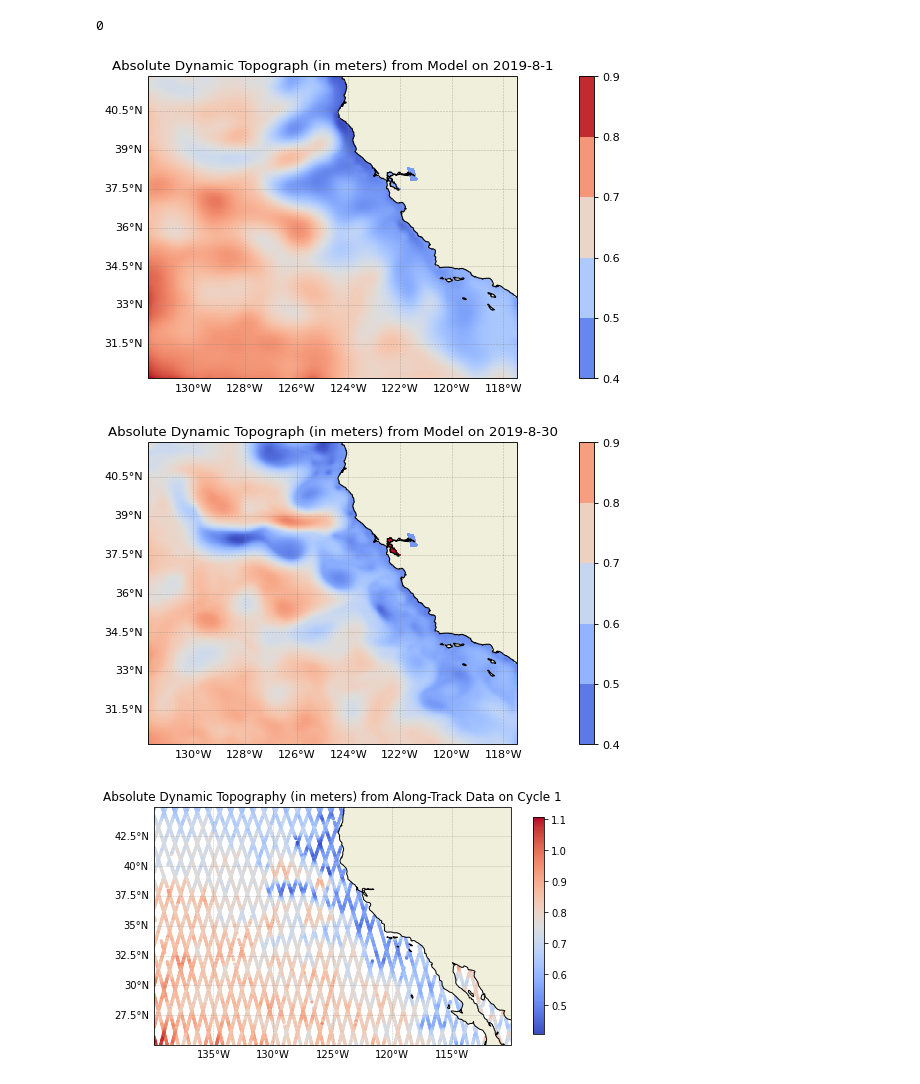
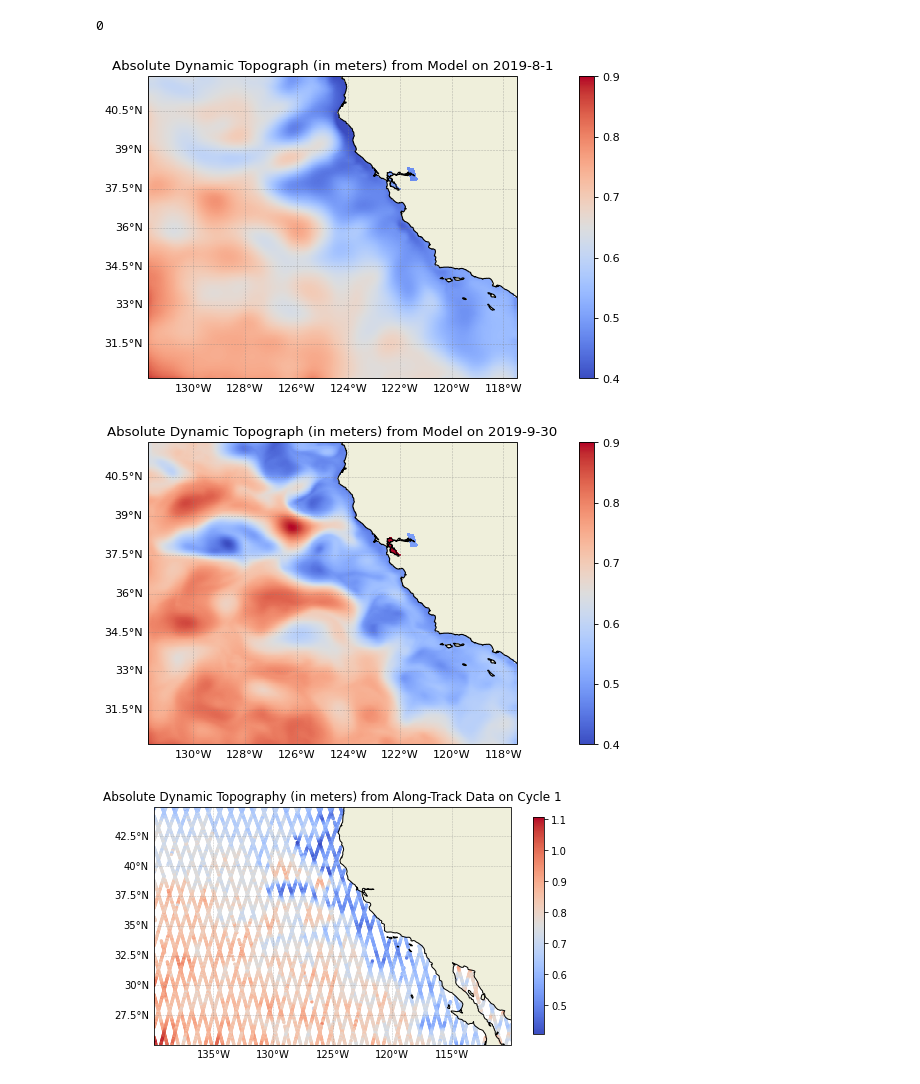
Before and after one commit to emmagurcan/JPL-SURF, a Jupyter notebook: Model_SSH_Data.ipynb, the cells around one changed output. Cells and saved outputs as stored; diff of their text form; code cells hidden in the pictures.

```diff
--- a/Model_SSH_Data.ipynb
+++ b/Model_SSH_Data.ipynb
@@ -107,16 +108,12 @@ def plot_model_at_date(dataset, year, month, day):
                    linewidth=.5, color='gray', alpha=0.5, linestyle='--') # include gridlines on map
     gl.top_labels = False     # don't want to plot labels on top side
     gl.right_labels = False
-    f = ax.pcolormesh(lon, lat, plot_data, cmap = 'coolwarm')
+    f = ax.pcolormesh(lon, lat, plot_data, cmap = 'coolwarm', vmin = 0.4, vmax = 0.9)
     ax.add_feature(cfeature.LAND)
     ax.add_feature(cfeature.COASTLINE)
 
     # Colorbar
-    vmin = 0.4
-    vmax = 0.9
-    levels = 5
-    level_boundaries = np.linspace(vmin, vmax, levels + 1)
-    fig.colorbar(f,  boundaries=level_boundaries)
+    fig.colorbar(f)
 
     # Title
     title = "Absolute Dynamic Topograph (in meters) from Model on {year}-{month}-{day}"
@@ -126,11 +123,11 @@ def plot_model_at_date(dataset, year, month, day):
 # %%
 plot_model_at_date(dataset, 2019, 8, 1)
 # %% [output]
-[figure, old version]
+[figure, new version]
 # %%
-plot_model_at_date(dataset, 2019, 8, 30)
+plot_model_at_date(dataset, 2019, 9, 30)
 # %% [output]
-[figure, old version]
+[figure, new version]
 # %%
 def plot_alongtrack_data(dataset, data, title):
     #determine the long and lat
```
Also changed, not shown: parts of 10 cells of this notebook.
